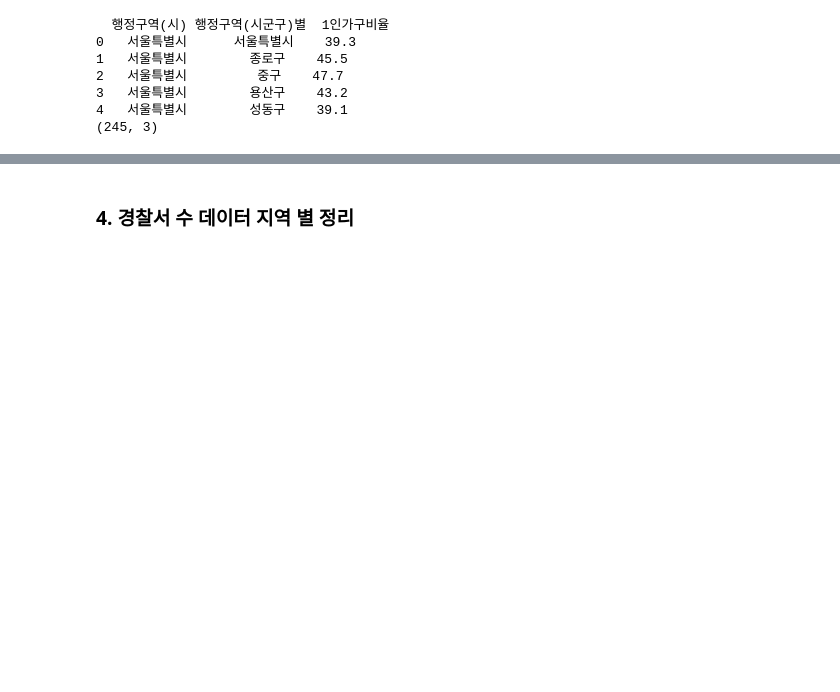
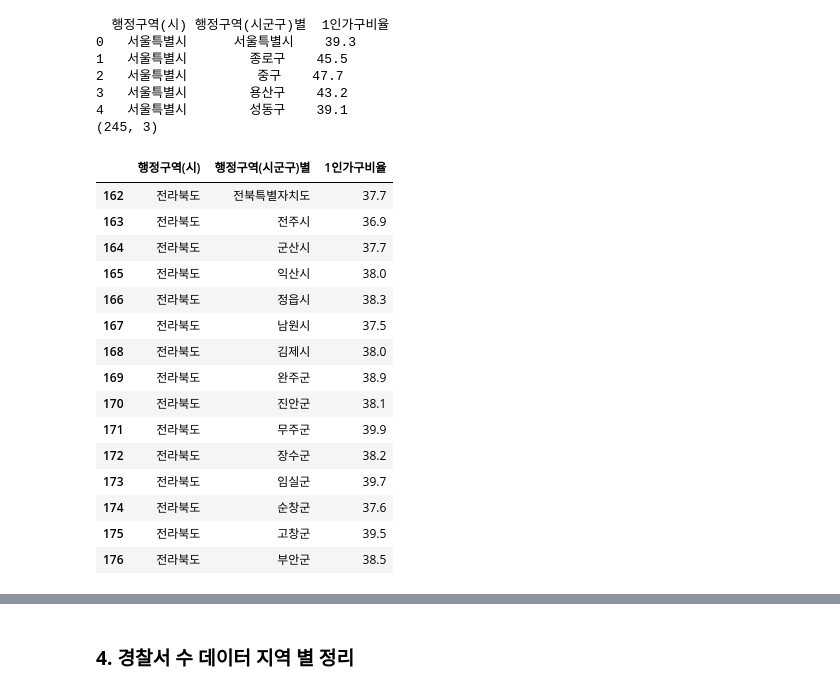
Before and after one commit to MJU-SDA/mju-sda-mini-project, a Jupyter notebook: src/1.preprocessing/preprocessing-additional.ipynb, the cells around one changed output, grey strips where cells are left out. Drawn from its saved outputs; the diff is of its cells as text; code cells hidden in the pictures; blank space fills up the shorter version.

```diff
--- a/src/1.preprocessing/preprocessing-additional.ipynb
+++ b/src/1.preprocessing/preprocessing-additional.ipynb
@@ -311,6 +337,25 @@ print(one_person_df.shape)
 3   서울특별시        용산구    43.2
 4   서울특별시        성동구    39.1
 (245, 3)
+# %%
+one_person_df[one_person_df['행정구역(시)']=='전라북도']
+# %% [output]
+|  | 행정구역(시) | 행정구역(시군구)별 | 1인가구비율 |
+| 162 | 전라북도 | 전북특별자치도 | 37.7 |
+| 163 | 전라북도 | 전주시 | 36.9 |
+| 164 | 전라북도 | 군산시 | 37.7 |
+| 165 | 전라북도 | 익산시 | 38.0 |
+| 166 | 전라북도 | 정읍시 | 38.3 |
+| 167 | 전라북도 | 남원시 | 37.5 |
+| 168 | 전라북도 | 김제시 | 38.0 |
+| 169 | 전라북도 | 완주군 | 38.9 |
+| 170 | 전라북도 | 진안군 | 38.1 |
+| 171 | 전라북도 | 무주군 | 39.9 |
+| 172 | 전라북도 | 장수군 | 38.2 |
+| 173 | 전라북도 | 임실군 | 39.7 |
+| 174 | 전라북도 | 순창군 | 37.6 |
+| 175 | 전라북도 | 고창군 | 39.5 |
+| 176 | 전라북도 | 부안군 | 38.5 |
 # %%
 area_df = area_df.merge(
     one_person_df,
```
Also changed, not shown: parts of 20 cells of this notebook, 6 other files.
